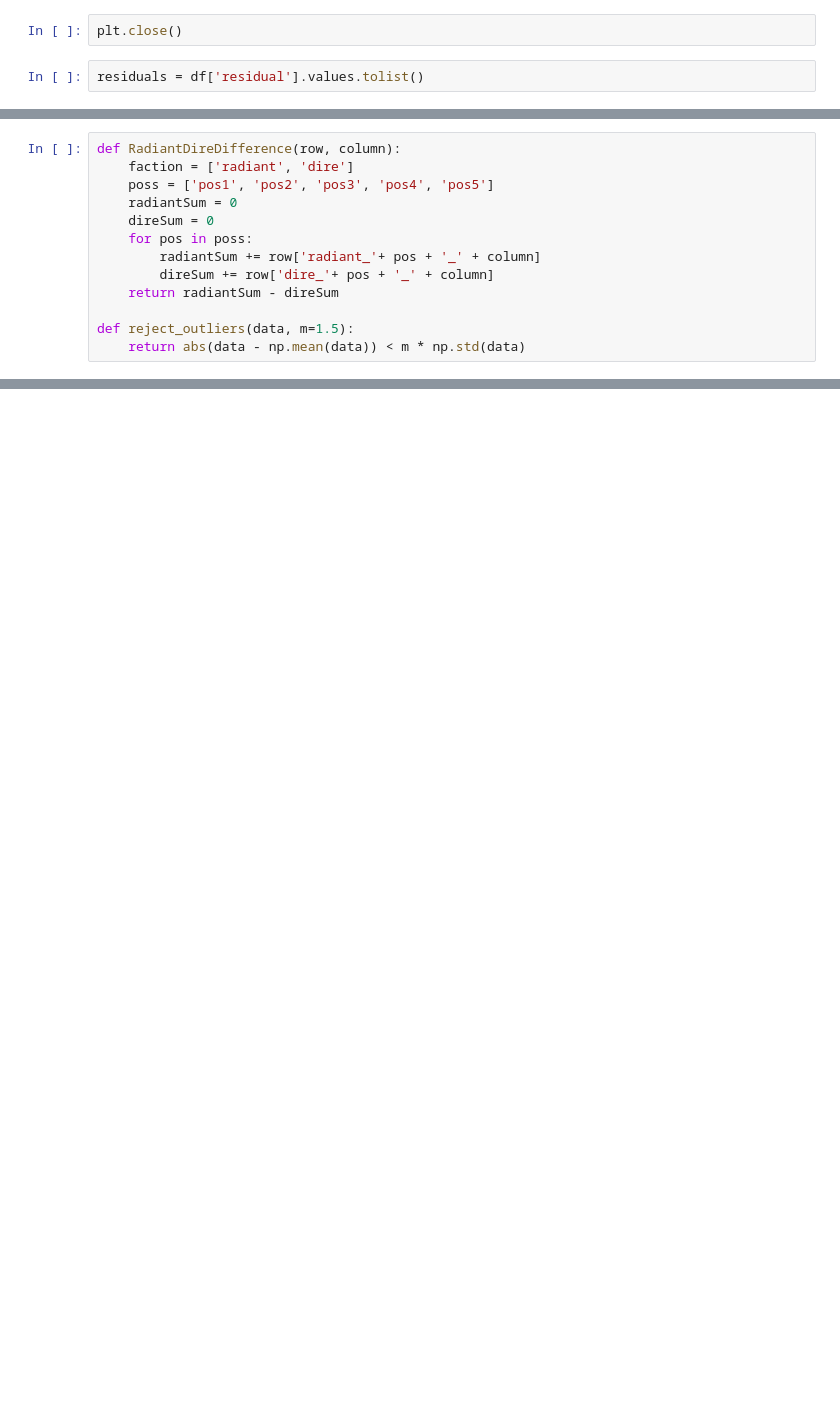
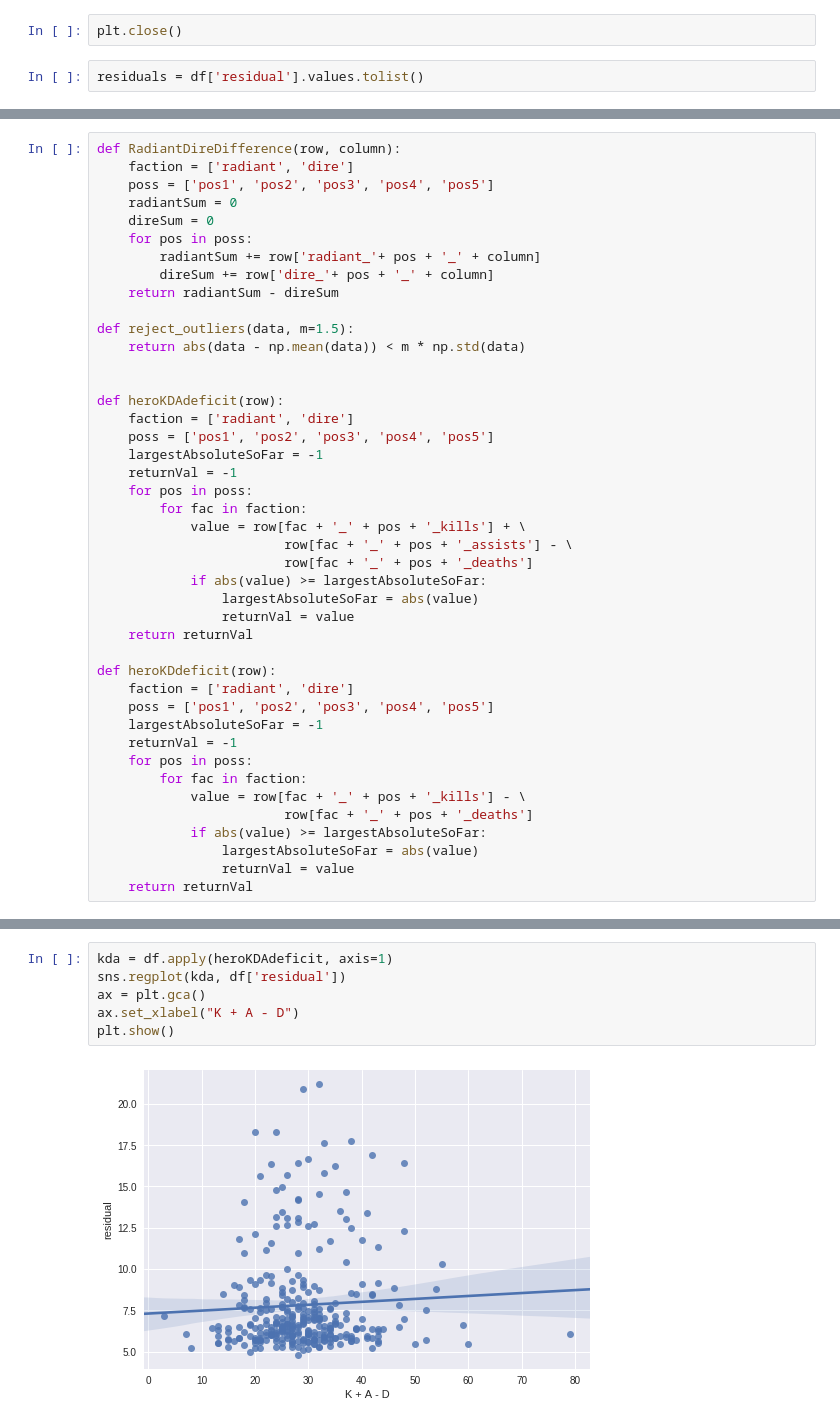
Before and after one commit to beelze-b/Open-Dota-Exploration, a Jupyter notebook: WeightsAndResiduals.ipynb, the cells around one changed output, grey strips where cells are left out. Saved outputs shown, nothing was run; the diff lists cells and outputs as text; blank space fills up the shorter version.

```diff
--- a/WeightsAndResiduals.ipynb
+++ b/WeightsAndResiduals.ipynb
@@ -148,6 +148,36 @@ def RadiantDireDifference(row, column):
 
 def reject_outliers(data, m=1.5):
     return abs(data - np.mean(data)) < m * np.std(data)
+
+
+def heroKDAdeficit(row):
+    faction = ['radiant', 'dire']
+    poss = ['pos1', 'pos2', 'pos3', 'pos4', 'pos5']
+    largestAbsoluteSoFar = -1
+    returnVal = -1
+    for pos in poss:
+        for fac in faction:
+            value = row[fac + '_' + pos + '_kills'] + \
+                        row[fac + '_' + pos + '_assists'] - \
+                        row[fac + '_' + pos + '_deaths']
+            if abs(value) >= largestAbsoluteSoFar:
+                largestAbsoluteSoFar = abs(value)
+                returnVal = value
+    return returnVal
+
+def heroKDdeficit(row):
+    faction = ['radiant', 'dire']
+    poss = ['pos1', 'pos2', 'pos3', 'pos4', 'pos5']
+    largestAbsoluteSoFar = -1
+    returnVal = -1
+    for pos in poss:
+        for fac in faction:
+            value = row[fac + '_' + pos + '_kills'] - \
+                        row[fac + '_' + pos + '_deaths']
+            if abs(value) >= largestAbsoluteSoFar:
+                largestAbsoluteSoFar = abs(value)
+                returnVal = value
+    return returnVal
 # %%
 kill_difference = np.abs(df.apply(RadiantDireDifference, args=('kills',), axis=1))
 sns.regplot(kill_difference, df['residual'])
@@ -182,0 +213,8 @@ plt.show()
+# %%
+kda = df.apply(heroKDAdeficit, axis=1)
+sns.regplot(kda, df['residual'])
+ax = plt.gca()
+ax.set_xlabel("K + A - D")
+plt.show()
+# %% [output]
+[figure, added]
```
Also changed, not shown: parts of 17 cells of this notebook.
